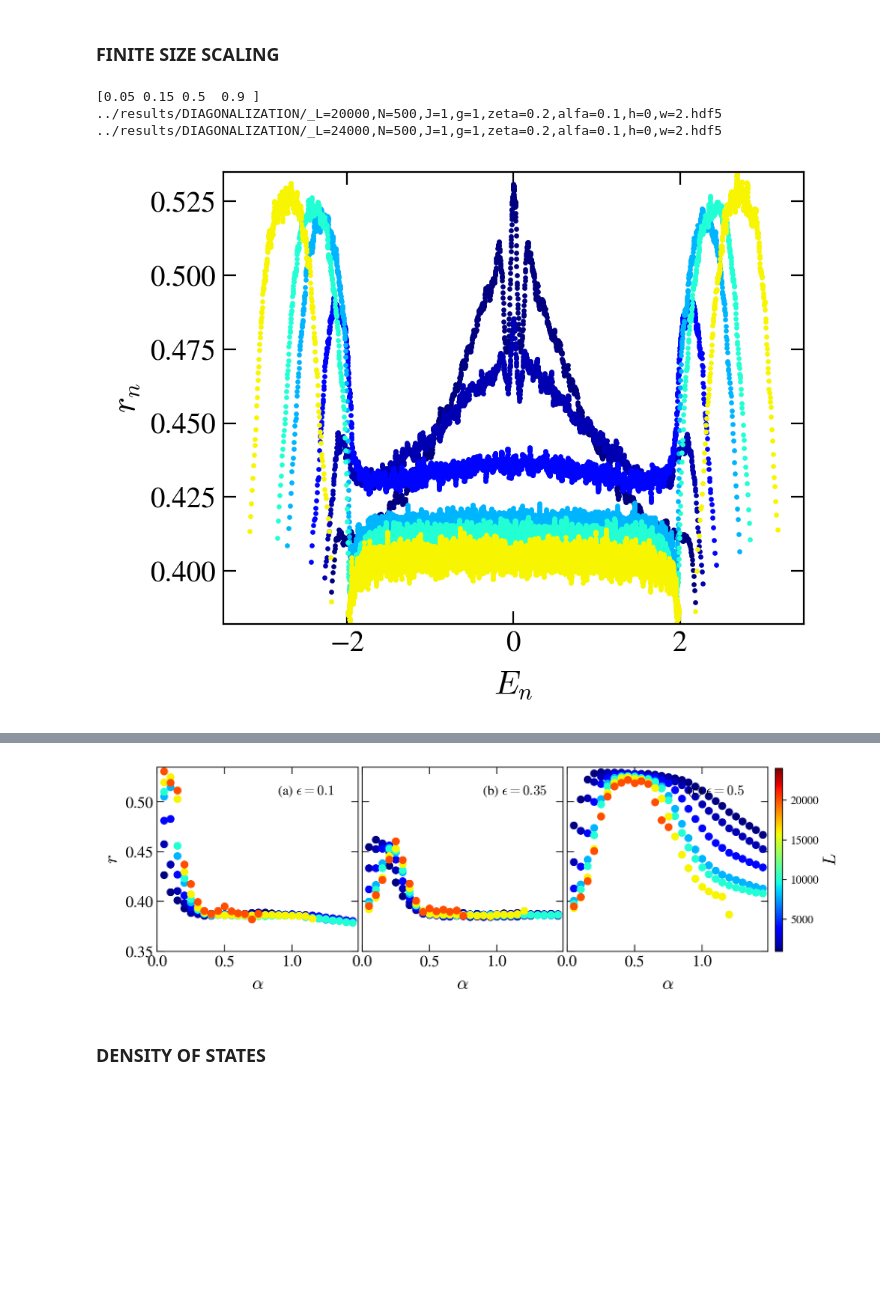
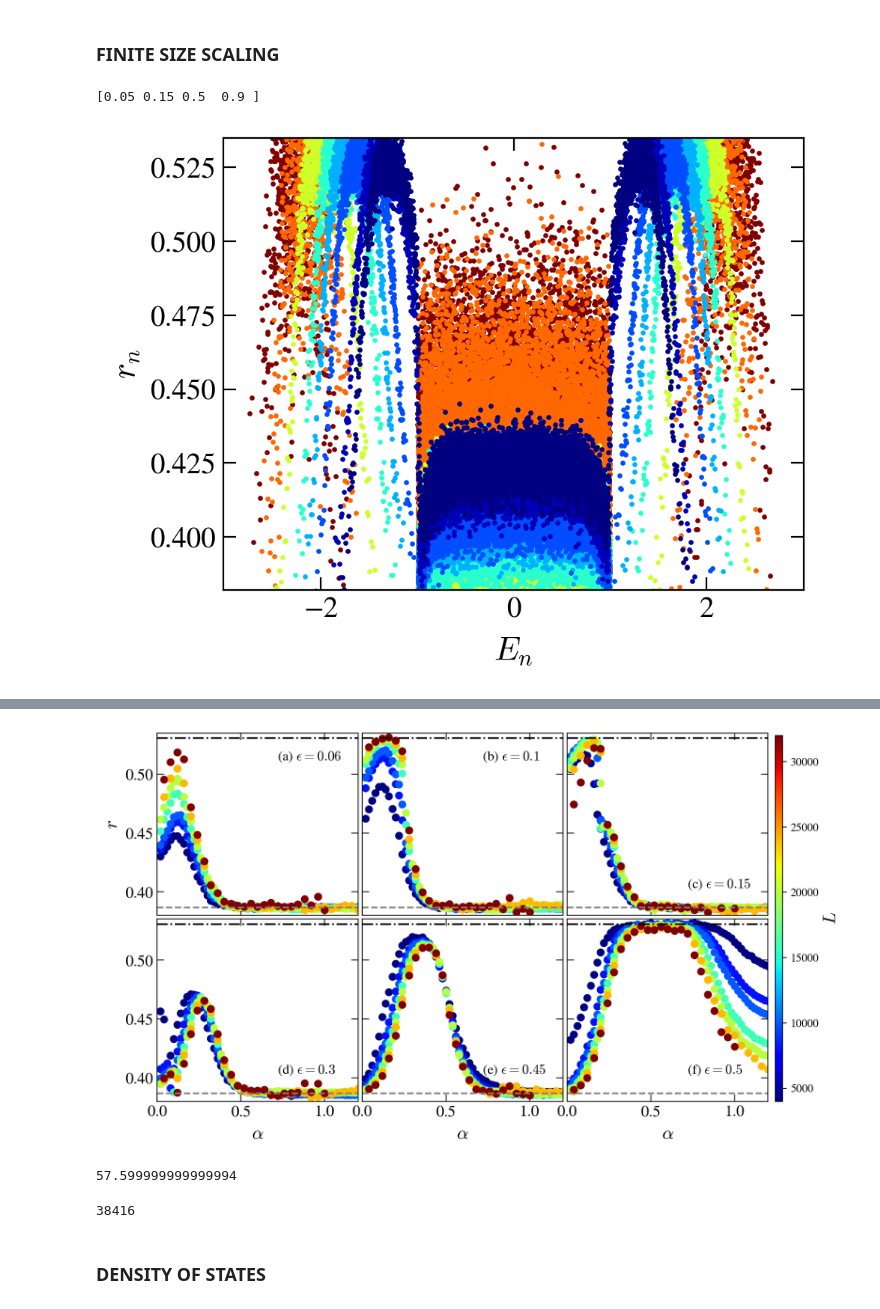
Before and after one commit to Rafal-Swietek/QHamSolver, a Jupyter notebook: QuadQSun/Jupter_Python/tests.ipynb, the cells around one changed output, grey strips where cells are left out. Cells and saved outputs as stored; diff of their text form; code cells hidden in the pictures; blank space fills up the shorter version.

```diff
--- a/QuadQSun/Jupter_Python/tests.ipynb
+++ b/QuadQSun/Jupter_Python/tests.ipynb
@@ -364,10 +478,10 @@ fig, axis = plt.subplots( nrows=1, ncols=1, figsize=(5,4), dpi = 200)
 
 J=1
 
-alfa=0.1
+alfa=0.12
 h=0
-w=2
-zeta=0.2
+w=1
+zeta=0.1
 
 N=500
 gamma=1
@@ -378,15 +492,18 @@ L = 20000
 alfa_vals = np.array( [0.05, 0.15, 0.5, 0.9] )
 print(alfa_vals)
 
-sizes = np.array( [1000, 2000, 4000, 8000, 10000, 16000, 20000, 24000] )
+sizes = np.array( [8000, 10000, 16000, 20000, 24000, 32000, 40000, 48000] )
 window = 10
-_smooth = 1
+_smooth = 0
 
 s_m = matplotlib.cm.ScalarMappable(cmap='jet', norm= matplotlib.colors.Normalize(vmin=min(sizes), vmax=max(sizes) ))
 s_m.set_array([])
 
 for L in sizes:
     dim = L+N
+    N = 1000
+    # N = L//4
+
     col = s_m.to_rgba(L)
     name = base_dir + 'DIAGONALIZATION/' + info(L=L, N=N, J=J, gamma=gamma, zeta=zeta, alfa=alfa, h=h, w=w, ext='.hdf5', ini_ave=ini_ave)
     if exists(name):
@@ -408,9 +525,7 @@ fig.subplots_adjust(wspace = 0.02, hspace=0.02)
 # fig.savefig("plots_AGP/FigS2.pdf", bbox_inches = 'tight', pad_inches=0.02)
 # %% [output]
 [0.05 0.15 0.5  0.9 ]
-../results/DIAGONALIZATION/_L=20000,N=500,J=1,g=1,zeta=0.2,alfa=0.1,h=0,w=2.hdf5
-../results/DIAGONALIZATION/_L=24000,N=500,J=1,g=1,zeta=0.2,alfa=0.1,h=0,w=2.hdf5
-[figure, old version]
+[figure, new version]
 # %%
 
 markers = itertools.cycle(markers_ls)
@@ -419,8 +534,8 @@ J=1
 
 alfa=0.6
 h=0
-w=2
-zeta=0.2
+w=1
+zeta=0.1
 
 N=500
 gamma=1
@@ -428,7 +543,7 @@ ini_ave=0
 
 L = 4000
 
-alfa_vals = np.arange(0.05, 1.5, 0.05)
+alfa_vals = np.arange(0.02, 1.21, 0.02)
 print(alfa_vals)
 
 window = 6
@@ -437,28 +552,34 @@ projected = 1
 energy_density = None
 gap_ratio_density = []
 
-sizes = np.array( [1000, 2000, 4000, 8000, 10000, 16000, 20000, 24000] )
+sizes = np.array( [4000, 8000, 10000, 16000, 20000, 24000, 32000] )
 
 # create a ScalarMappable and initialize a data structure
-s_m = matplotlib.cm.ScalarMappable(cmap='jet', norm= matplotlib.colors.Normalize(vmin=min(sizes), vmax=max(sizes) ))
+s_m = matplotlib.cm.ScalarMappable(cmap='jet', norm= matplotlib.colors.Normalize(vmin=min(sizes), vmax=max(sizes)))
 s_m.set_array([])
 
-epsilons = [0.1, 0.35, 0.5]
-fig, axis = plt.subplots( nrows=1, ncols=3, figsize=(9,3), dpi = 200, sharey = True)
-labs = ["(a)", "(b)", "(c)", "(d)"]
+epsilons = [0.06, 0.1, 0.15, 0.3, 0.45, 0.5]
+fig, axis = plt.subplots( nrows=2, ncols=3, figsize=(9,6), dpi = 200, sharey = True, sharex = True)
+axis = axis.flatten()
+labs = ["(a)", "(b)", "(c)", "(d)", "(e)", "(f)"]
 
 for L in sizes:
     col = s_m.to_rgba(L)
+    N = 1000#L//4
 
-    gap_ratio = np.zeros( (3, alfa_vals.size) ); gap_ratio.fill(np.nan)
+    gap_ratio = np.zeros( (6, alfa_vals.size) ); gap_ratio.fill(np.nan)
     for ii, alfa in enumerate(alfa_vals):
         name = base_dir + 'DIAGONALIZATION/' + info(L=L, N=N, J=J, gamma=gamma, zeta=zeta, alfa=alfa, h=h, w=w, ext='.hdf5', ini_ave=ini_ave)
         if exists(name):
             with h5py.File(name, "r") as file:
-                E = np.array(file.get('energy_density'))
+                E = np.array(file.get('mean energies'))[1 : -1]
+                all_gap_ratios = np.array(file.get('gap ratio'))
                 for iie, eps in enumerate(epsilons):
-                    idx = np.argmin( np.abs(E - eps) )
-                    gap_ratio[iie, ii] = np.array(file.get('gap_ratio_density'))[idx]
+                    # idx = np.argmin( np.abs(E - eps) )
+                    # gap_ratio[iie, ii] = np.array(file.get('gap_ratio_density2'))[idx]
+                    E_target = (E[-1] - E[0]) * eps + E[0]
+                    idx = np.argmin( np.abs(E - E_target ))
+                    gap_ratio[iie, ii] = np.mean( all_gap_ratios[ max([idx - 50, 0]) : min([idx + 50, E.size])] )
         else:
             print(name)
 
@@ -466,8 +587,12 @@ for L in sizes:
         axis[iie].scatter(alfa_vals, gap_ratio[iie], color=col)
 
 for iie, eps in enumerate(epsilons):
-    fig_help.set_plot_elements(axis[iie], ylabel=r"$r$" if iie == 0 else "", xlabel=r"$\alpha$", font_size=14, set_legend=False, xlim = (0, 1.49), ylim=(0.35, 0.535))
-    axis[iie].annotate(labs[iie] + r" $\epsilon=%g$"%eps, fontsize=12, xy=(0.6, 0.85), xycoords='axes fraction')
+    fig_help.set_plot_elements(axis[iie], ylabel=r"$r$" if iie == 0 else "", xlabel=r"$\alpha$", font_size=14, set_legend=False, xlim = (0, 1.49), ylim=(0.38, 0.535))
+    axis[iie].annotate(labs[iie] + r" $\epsilon=%g$"%eps, fontsize=12, xy=(0.6, 0.85) if iie < 2 else (0.6, 0.15), xycoords='axes fraction')
+    axis[iie].set_xlim(0, 1.2)
+    axis[iie].set_ylim(0.38, 0.535)
+    axis[iie].axhline(y=0.3867, ls='--', color='gray')
+    axis[iie].axhline(y=0.5307, ls='-.', color='k')
 
 fig.subplots_adjust(right=0.96)
 cbar_ax = fig.add_axes([0.97, 0.125, 0.01, 0.75])
@@ -500,4 +625,12 @@ fig.subplots_adjust(wspace = 0.02, hspace=0.02)
-[figure, old version]
+[figure, new version]
+# %%
+(48/20)**2 * 10
+# %% [output]
+57.599999999999994
+# %%
+14**4
+# %% [output]
+38416
 # %% [markdown]
 ### DENSITY OF STATES
 # %%
```
Also changed, not shown: parts of 8 cells of this notebook, 2 other files.
